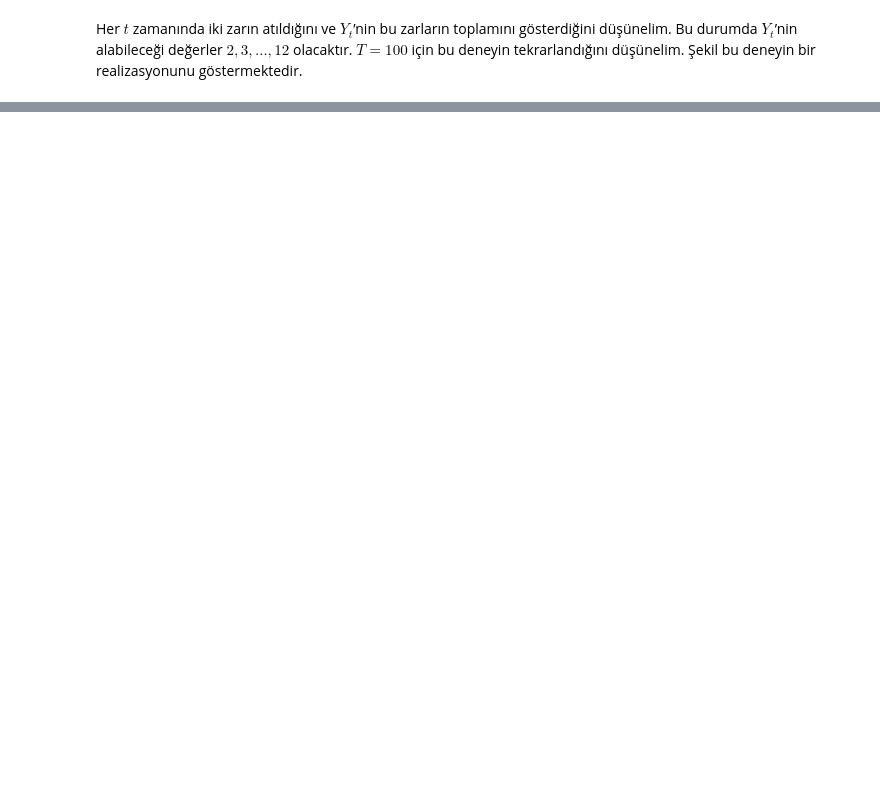
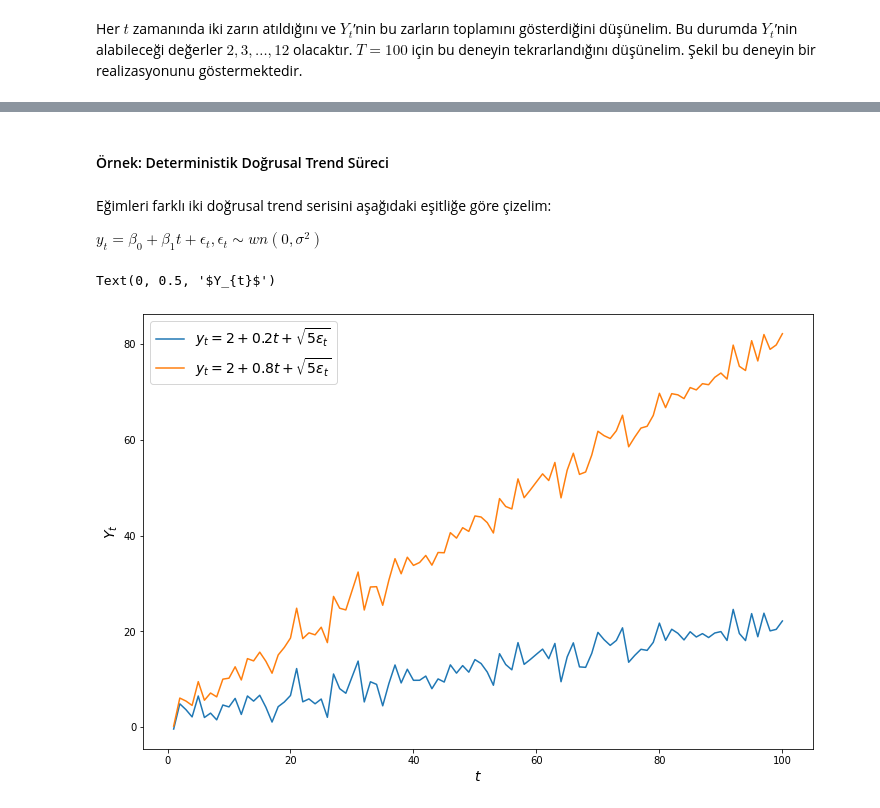
Before and after one commit to irmakege/zaman-serileri-analizi, a Jupyter notebook: giriş.ipynb, the cells around one changed output, grey strips where cells are left out. Saved outputs shown, nothing was run; the diff lists cells and outputs as text; code cells hidden in the pictures; blank space fills up the shorter version.

```diff
--- a/giriş.ipynb
+++ b/giriş.ipynb
@@ -63,0 +80,6 @@ Text(0, 0.5, '$Y_{t}$')
+# %% [markdown]
+#### Örnek: Deterministik Doğrusal Trend Süreci
+# %% [markdown]
+Eğimleri farklı iki doğrusal trend serisini aşağıdaki eşitliğe göre çizelim:
+
+$y_t = \beta_0 + \beta_1 t + \epsilon_{t}, \epsilon_{t} \sim wn(0,\sigma^2)$
@@ -63,0 +88,27 @@ Text(0, 0.5, '$Y_{t}$')
+# %%
+#Parameters
+mean = 0
+variance = 1
+sample_size = 100
+error = np.random.normal(mean, variance, size=sample_size)
+time_index = []
+
+for t in range(1, 101):
+    time_index.append(t)
+
+beta0 = 2
+beta11 = 0.2
+beta21 = 0.8
+
+y1 = beta0 + beta11 * np.array(time_index) + np.sqrt(5) * error
+y2 = beta0 + beta21 * np.array(time_index) + np.sqrt(5) * error
+
+plt.figure(figsize=(12,8))
+plt.plot(time_index, y1, label="$y_{t}=2+0.2 t+\sqrt{5 \epsilon_{t}}$")
+plt.plot(time_index, y2, label="$y_{t}=2+0.8 t+\sqrt{5 \epsilon_{t}}$")
+plt.legend(fontsize=14)
+plt.xlabel("$t$", fontsize=14)
+plt.ylabel("$Y_{t}$", fontsize=14)
+# %% [output]
+Text(0, 0.5, '$Y_{t}$')
+[figure, added]
```
Also changed, not shown: parts of 5 cells of this notebook.
